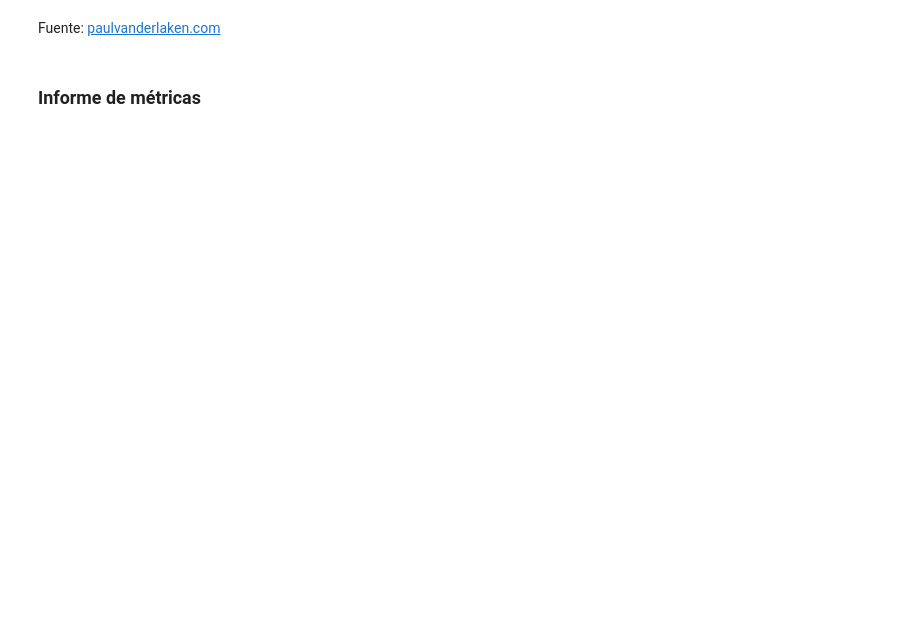
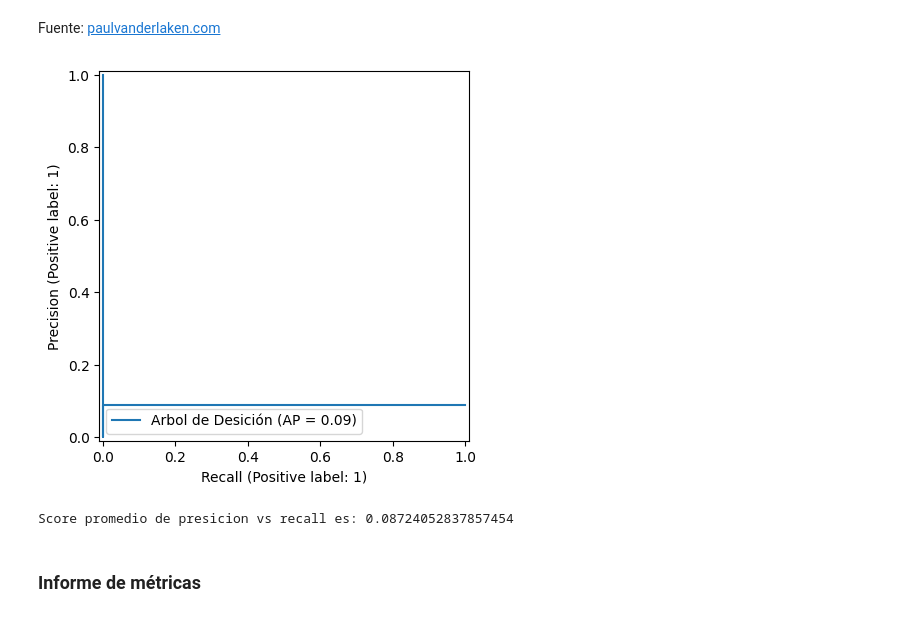
Before and after one commit to AngelTroncoso/ML_Alura, a Jupyter notebook: 7_Clasificacion_validacion_y_metricas.ipynb, the cells around one changed output. Saved outputs shown, nothing was run; the diff lists cells and outputs as text; code cells hidden in the pictures; blank space fills up the shorter version.

```diff
--- a/7_Clasificacion_validacion_y_metricas.ipynb
+++ b/7_Clasificacion_validacion_y_metricas.ipynb
@@ -192,0 +207,4 @@ Fuente: [paulvanderlaken.com](https://paulvanderlaken.com/2019/08/16/roc-auc-pre
+# %%
+PrecisionRecallDisplay.from_predictions(y_val,y_previsto,name="Arbol de Desición");
+# %% [output]
+[figure, added]
@@ -193,2 +213,6 @@ Fuente: [paulvanderlaken.com](https://paulvanderlaken.com/2019/08/16/roc-auc-pre
+# %%
+print(f'Score promedio de presicion vs recall es: {average_precision_score(y_val,y_previsto)}')
+# %% [output]
+Score promedio de presicion vs recall es: 0.08724052837857454
 # %% [markdown]
 ### Informe de métricas
```
Also changed, not shown: parts of 88 cells of this notebook.
